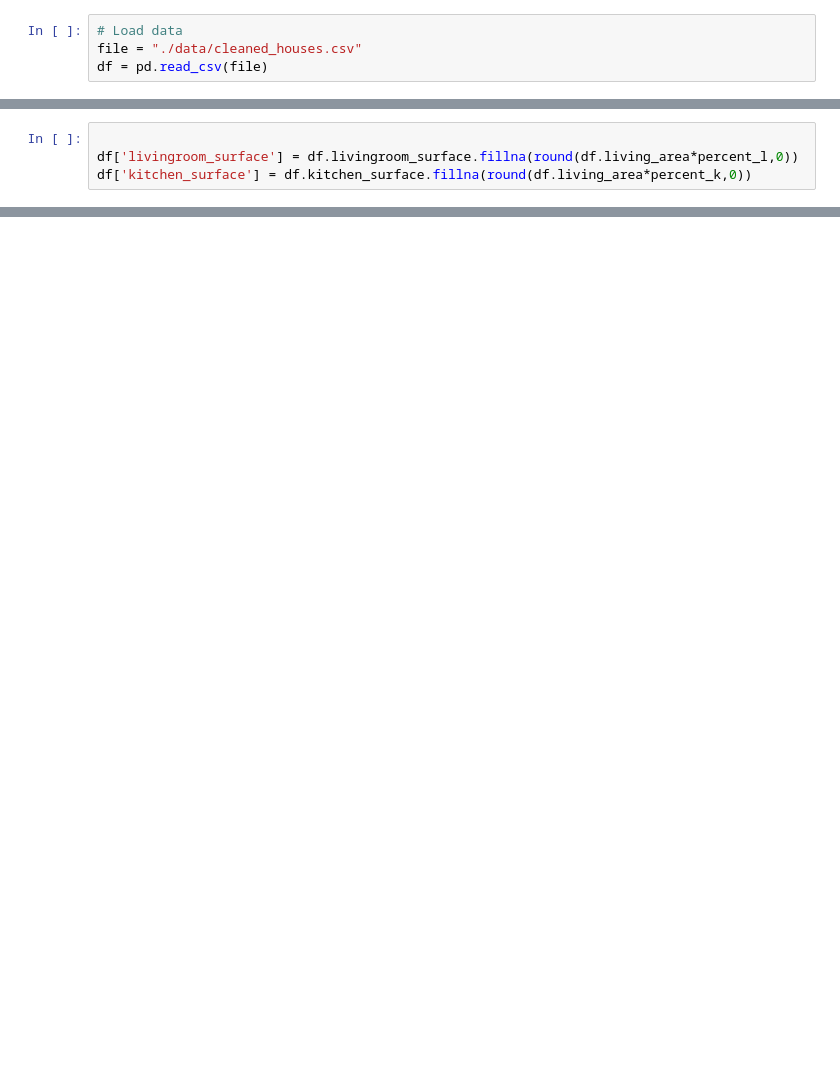
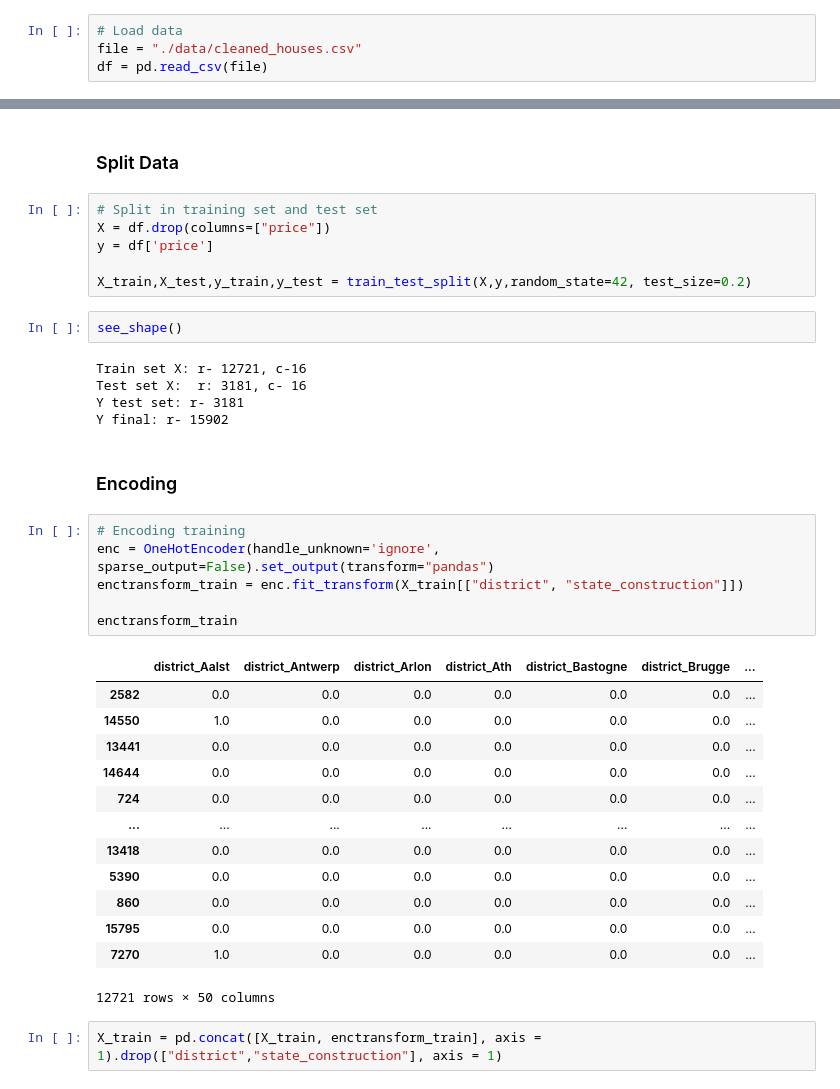
Before and after one commit to andreaharit/05-immoeliza-ml-Andrea, a Jupyter notebook: preprocessing.ipynb, the cells around one changed output, grey strips where cells are left out. Cells and saved outputs as stored; diff of their text form; blank space fills up the shorter version.

```diff
--- a/preprocessing.ipynb
+++ b/preprocessing.ipynb
@@ -92,4 +44,0 @@ test_2[["price", "kitchen_surface", "livingroom_surface"]]
-# %%
-
-df['livingroom_surface'] = df.livingroom_surface.fillna(round(df.living_area*percent_l,0))
-df['kitchen_surface'] = df.kitchen_surface.fillna(round(df.living_area*percent_k,0))
@@ -143,0 +52,39 @@ dtype: float64
+# %% [markdown]
+### Split Data
+# %%
+# Split in training set and test set
+X = df.drop(columns=["price"])
+y = df['price']
+
+X_train,X_test,y_train,y_test = train_test_split(X,y,random_state=42, test_size=0.2)
+# %%
+see_shape()
+# %% [output]
+Train set X: r- 12721, c-16
+Test set X:  r: 3181, c- 16
+Y test set: r- 3181
+Y final: r- 15902
+# %% [markdown]
+### Encoding
+# %%
+# Encoding training
+enc = OneHotEncoder(handle_unknown='ignore', sparse_output=False).set_output(transform="pandas")
+enctransform_train = enc.fit_transform(X_train[["district", "state_construction"]])
+
+enctransform_train
+# %% [output]
+|  | district_Aalst | district_Antwerp | district_Arlon | district_Ath | district_Bastogne | district_Brugge | ... |
+| 2582 | 0.0 | 0.0 | 0.0 | 0.0 | 0.0 | 0.0 | ... |
+| 14550 | 1.0 | 0.0 | 0.0 | 0.0 | 0.0 | 0.0 | ... |
+| 13441 | 0.0 | 0.0 | 0.0 | 0.0 | 0.0 | 0.0 | ... |
+| 14644 | 0.0 | 0.0 | 0.0 | 0.0 | 0.0 | 0.0 | ... |
+| 724 | 0.0 | 0.0 | 0.0 | 0.0 | 0.0 | 0.0 | ... |
+| ... | ... | ... | ... | ... | ... | ... | ... |
+| 13418 | 0.0 | 0.0 | 0.0 | 0.0 | 0.0 | 0.0 | ... |
+| 5390 | 0.0 | 0.0 | 0.0 | 0.0 | 0.0 | 0.0 | ... |
+| 860 | 0.0 | 0.0 | 0.0 | 0.0 | 0.0 | 0.0 | ... |
+| 15795 | 0.0 | 0.0 | 0.0 | 0.0 | 0.0 | 0.0 | ... |
+| 7270 | 1.0 | 0.0 | 0.0 | 0.0 | 0.0 | 0.0 | ... |
+12721 rows × 50 columns
+# %%
+X_train = pd.concat([X_train, enctransform_train], axis = 1).drop(["district","state_construction"], axis = 1)
```
Also changed, not shown: parts of 28 cells of this notebook, 2 other files.
